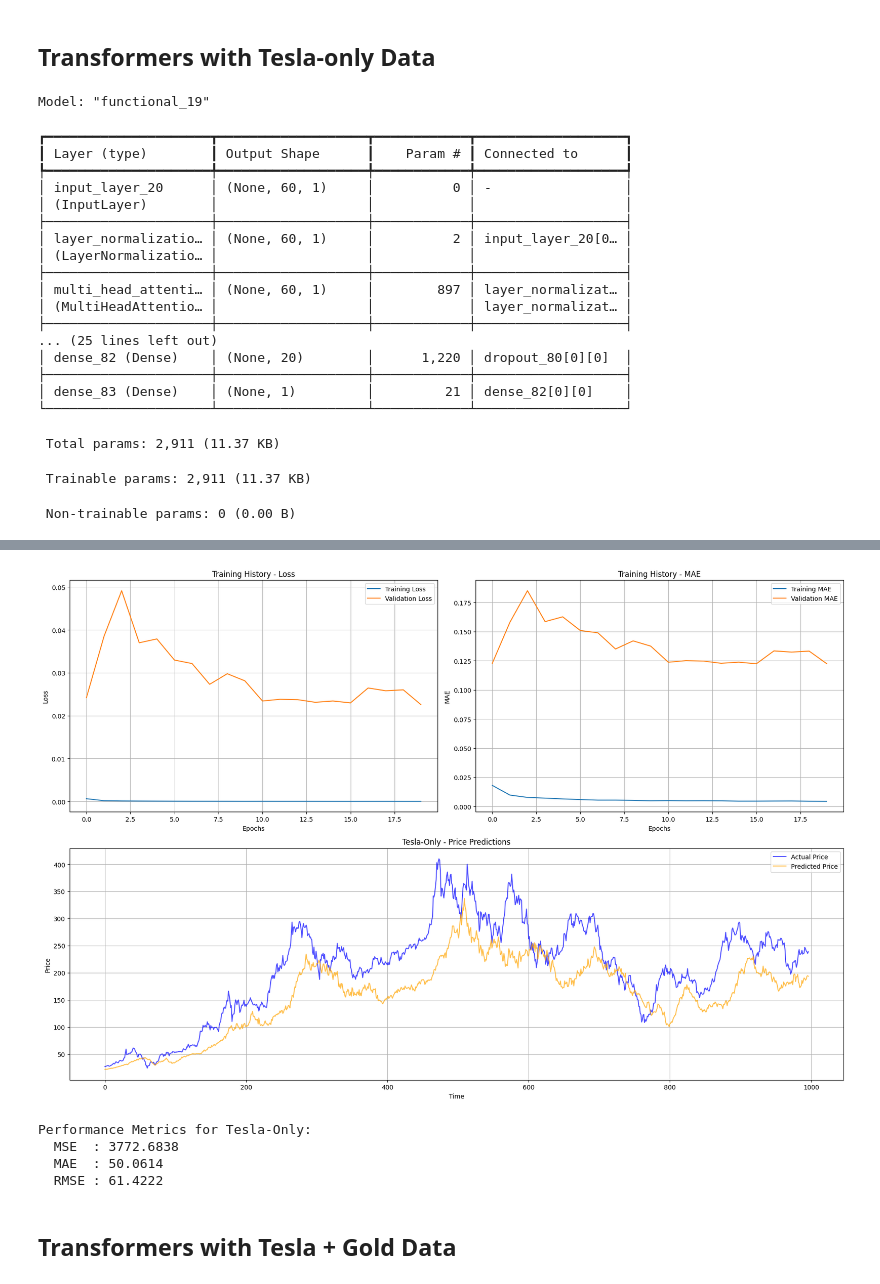
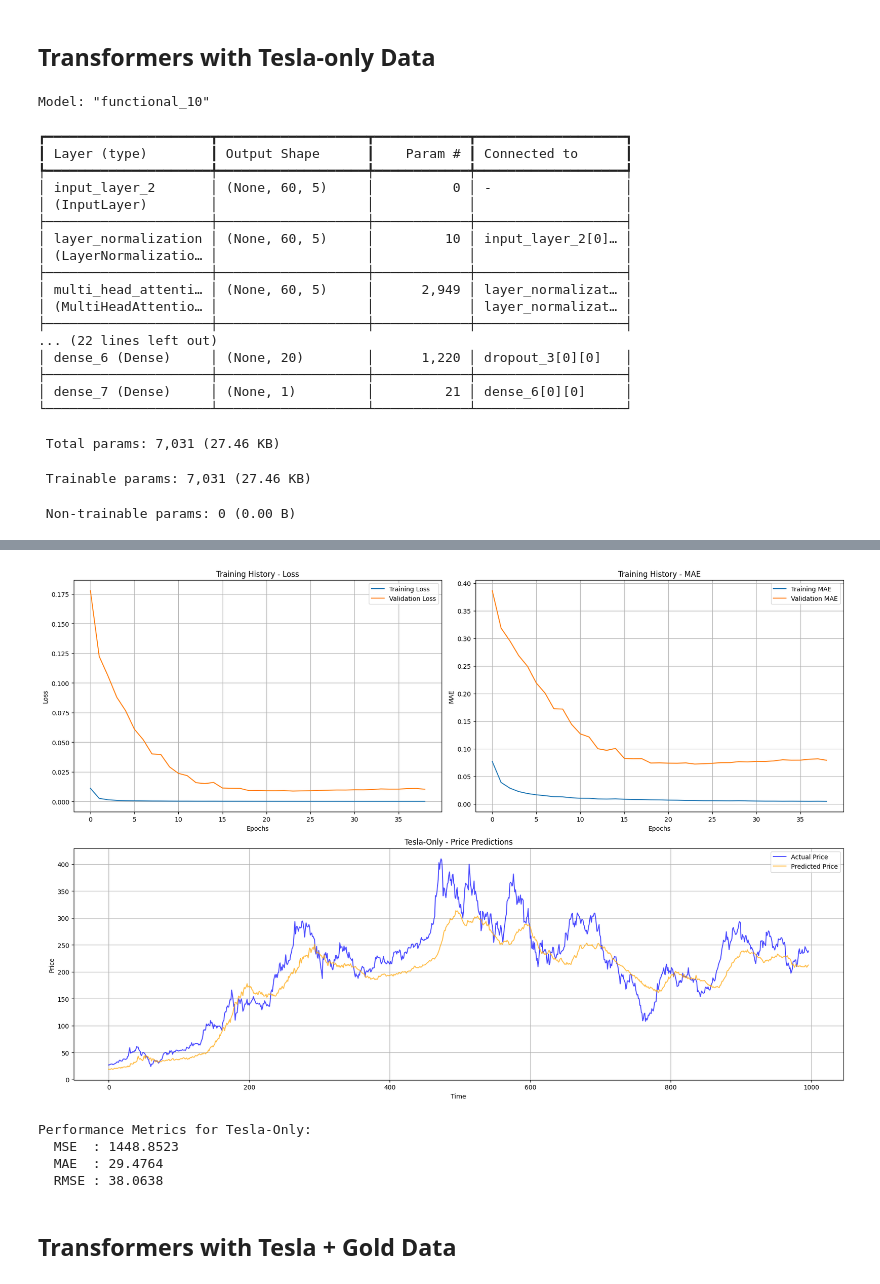
Before and after one commit to ebylmz/gtu-cse, a Jupyter notebook: cse655-deep-learning/hw03/Homework3_254201001054_Yilmaz_Emirkan_Burak.ipynb, the cells around one changed output, grey strips where cells are left out. Drawn from its saved outputs; the diff is of its cells as text; code cells hidden in the pictures.

```diff
--- a/cse655-deep-learning/hw03/Homework3_254201001054_Yilmaz_Emirkan_Burak.ipynb
+++ b/cse655-deep-learning/hw03/Homework3_254201001054_Yilmaz_Emirkan_Burak.ipynb
@@ -278,11 +290,11 @@ Performance for Tesla-Only:
 ## LSTM with Tesla + Gold
 # %%
 # Choose input features and target (with an additional feature 'Gold')
-feature_cols = ['Close', 'Gold']
+feature_cols = ['Open', 'High', 'Low', 'Close', 'Volume', 'Gold']
 target_col = 'Close'
 df = tesla_gold_df[feature_cols]
 
 X_train, X_test, y_train, y_test, scaler, target_index = preprocess_data(df, feature_cols, target_col, look_back=60, test_ratio=0.3)
-mse, mae, rmse = train_and_evaluate_LSTM(X_train, X_test, y_train, y_test, scaler, target_index, epochs=2, label="Tesla + Gold")
+mse, mae, rmse = train_and_evaluate_LSTM(X_train, X_test, y_train, y_test, scaler, target_index, epochs=100, label="Tesla + Gold")
 results_tesla_gold = {'MSE': mse, 'MAE': mae, 'RMSE': rmse}
 # %% [output]
@@ -353,7 +389,6 @@ def transformer_encoder(inputs, head_size, num_heads, ff_dim, dropout=0):
 
 
 def build_transformer_model(input_shape, head_size=256, num_heads=4, ff_dim=4, dropout=0.2):
-
     inputs = Input(shape=input_shape)
     x = transformer_encoder(inputs, head_size=head_size, num_heads=num_heads, ff_dim=ff_dim, dropout=dropout)
     x = GlobalAveragePooling1D(data_format='channels_first')(x)
@@ -391,7 +426,7 @@ def train_and_evaluate_transformer(X_train, X_test, y_train, y_test, scaler, tar
         X_train, y_train,
         validation_data=(X_test, y_test),
         epochs=epochs,
-        batch_size=32,
+        batch_size=64,
         callbacks=callbacks,
         verbose=1
     )
@@ -463,32 +498,33 @@ def train_and_evaluate_transformer(X_train, X_test, y_train, y_test, scaler, tar
 ## Transformers with Tesla-only Data
 # %%
 # Tesla-Only
-feature_cols = ['Close']
+feature_cols = ['Open', 'High', 'Low', 'Close', 'Volume']
+
 target_col = 'Close'
 df = tesla_gold_df[feature_cols]
 
 X_train, X_test, y_train, y_test, scaler, target_index = preprocess_data(df, feature_cols, target_col, look_back=60, test_ratio=0.3)
-mse, mae, rmse = train_and_evaluate_transformer(X_train, X_test, y_train, y_test, scaler, target_index, epochs=20, label="Tesla-Only")
+mse, mae, rmse = train_and_evaluate_transformer(X_train, X_test, y_train, y_test, scaler, target_index, epochs=100, label="Tesla-Only")
 results_tesla_only_transformer = {'MSE': mse, 'MAE': mae, 'RMSE': rmse}
 # %% [output]
-Model: "functional_19"
+Model: "functional_10"
 ┏━━━━━━━━━━━━━━━━━━━━━┳━━━━━━━━━━━━━━━━━━━┳━━━━━━━━━━━━┳━━━━━━━━━━━━━━━━━━━┓
 ┃ Layer (type)        ┃ Output Shape      ┃    Param # ┃ Connected to      ┃
 ┡━━━━━━━━━━━━━━━━━━━━━╇━━━━━━━━━━━━━━━━━━━╇━━━━━━━━━━━━╇━━━━━━━━━━━━━━━━━━━┩
-│ input_layer_20      │ (None, 60, 1)     │          0 │ -                 │
+│ input_layer_2       │ (None, 60, 5)     │          0 │ -                 │
 │ (InputLayer)        │                   │            │                   │
 ├─────────────────────┼───────────────────┼────────────┼───────────────────┤
-│ layer_normalizatio… │ (None, 60, 1)     │          2 │ input_layer_20[0… │
+│ layer_normalization │ (None, 60, 5)     │         10 │ input_layer_2[0]… │
 │ (LayerNormalizatio… │                   │            │                   │
 ├─────────────────────┼───────────────────┼────────────┼───────────────────┤
-│ multi_head_attenti… │ (None, 60, 1)     │        897 │ layer_normalizat… │
+│ multi_head_attenti… │ (None, 60, 5)     │      2,949 │ layer_normalizat… │
 │ (MultiHeadAttentio… │                   │            │ layer_normalizat… │
 ├─────────────────────┼───────────────────┼────────────┼───────────────────┤
-... (25 lines left out)
-│ dense_82 (Dense)    │ (None, 20)        │      1,220 │ dropout_80[0][0]  │
+... (22 lines left out)
+│ dense_6 (Dense)     │ (None, 20)        │      1,220 │ dropout_3[0][0]   │
 ├─────────────────────┼───────────────────┼────────────┼───────────────────┤
-│ dense_83 (Dense)    │ (None, 1)         │         21 │ dense_82[0][0]    │
+│ dense_7 (Dense)     │ (None, 1)         │         21 │ dense_6[0][0]     │
 └─────────────────────┴───────────────────┴────────────┴───────────────────┘
- Total params: 2,911 (11.37 KB)
+ Total params: 7,031 (27.46 KB)
- Trainable params: 2,911 (11.37 KB)
+ Trainable params: 7,031 (27.46 KB)
  Non-trainable params: 0 (0.00 B)
@@ -512,8 +548,8 @@ Epoch 20/20
-[figure, old version]
+[figure, new version]
 Performance Metrics for Tesla-Only:
-  MSE  : 3772.6838
-  MAE  : 50.0614
-  RMSE : 61.4222
+  MSE  : 1448.8523
+  MAE  : 29.4764
+  RMSE : 38.0638
 # %% [markdown]
 ## Transformers with Tesla + Gold Data
 # %%
```
Also changed, not shown: parts of 10 cells of this notebook, 1 other file.
